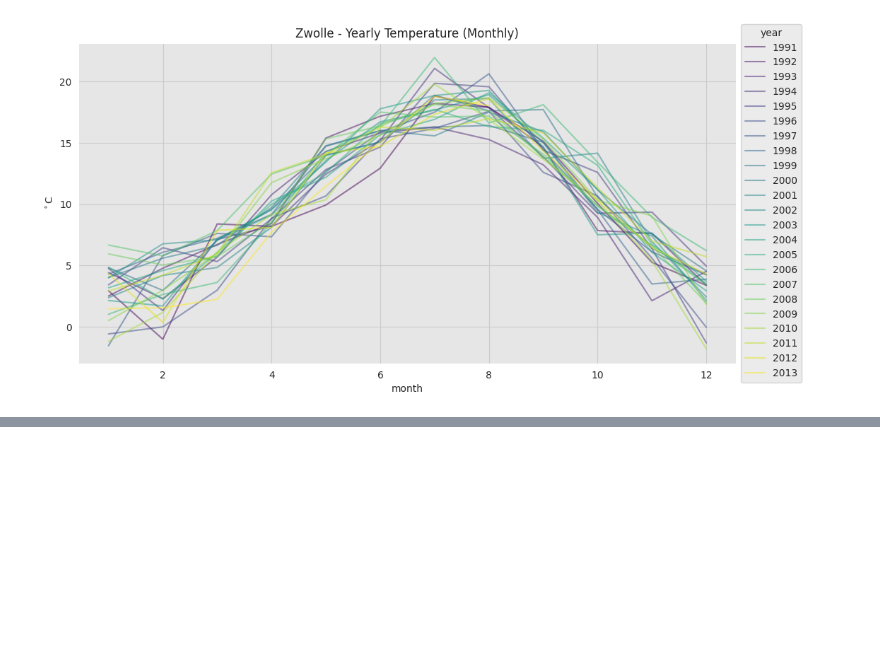
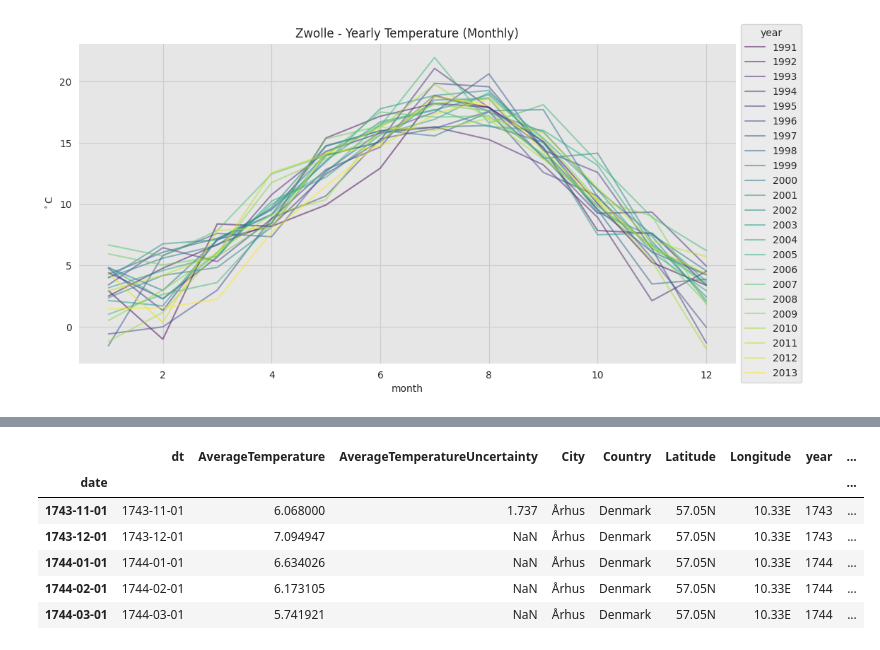
Before and after one commit to mic1899/earth_surface_temperature, a Jupyter notebook: EDA.ipynb, the cells around one changed output, grey strips where cells are left out. Cells and saved outputs as stored; diff of their text form; code cells hidden in the pictures; blank space fills up the shorter version.

```diff
--- a/EDA.ipynb
+++ b/EDA.ipynb
@@ -154,0 +291,3 @@ trend_season_residual(df, "Zwolle")
+# %%
+df = df.assign(AverageTemperature=df.AverageTemperature.squeeze().interpolate(method='time'))
+df.isnull().sum()
@@ -154,0 +308,12 @@ trend_season_residual(df, "Zwolle")
+# %%
+df = df.drop(columns=["InterpolateTime"])
+# %%
+df.head()
+# %% [output]
+|  | dt | AverageTemperature | AverageTemperatureUncertainty | City | Country | Latitude | Longitude | year | ... |
+| date |  |  |  |  |  |  |  |  | ... |
+| 1743-11-01 | 1743-11-01 | 6.068000 | 1.737 | Århus | Denmark | 57.05N | 10.33E | 1743 | ... |
+| 1743-12-01 | 1743-12-01 | 7.094947 | NaN | Århus | Denmark | 57.05N | 10.33E | 1743 | ... |
+| 1744-01-01 | 1744-01-01 | 6.634026 | NaN | Århus | Denmark | 57.05N | 10.33E | 1744 | ... |
+| 1744-02-01 | 1744-02-01 | 6.173105 | NaN | Århus | Denmark | 57.05N | 10.33E | 1744 | ... |
+| 1744-03-01 | 1744-03-01 | 5.741921 | NaN | Århus | Denmark | 57.05N | 10.33E | 1744 | ... |
```
Also changed, not shown: parts of 9 cells of this notebook.
